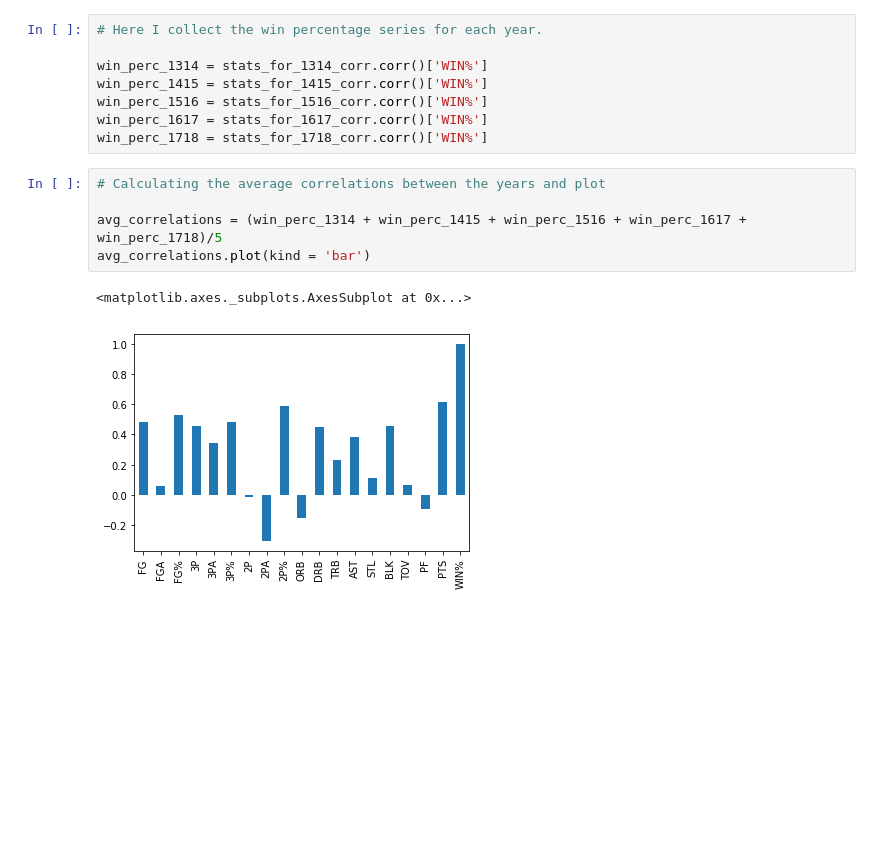
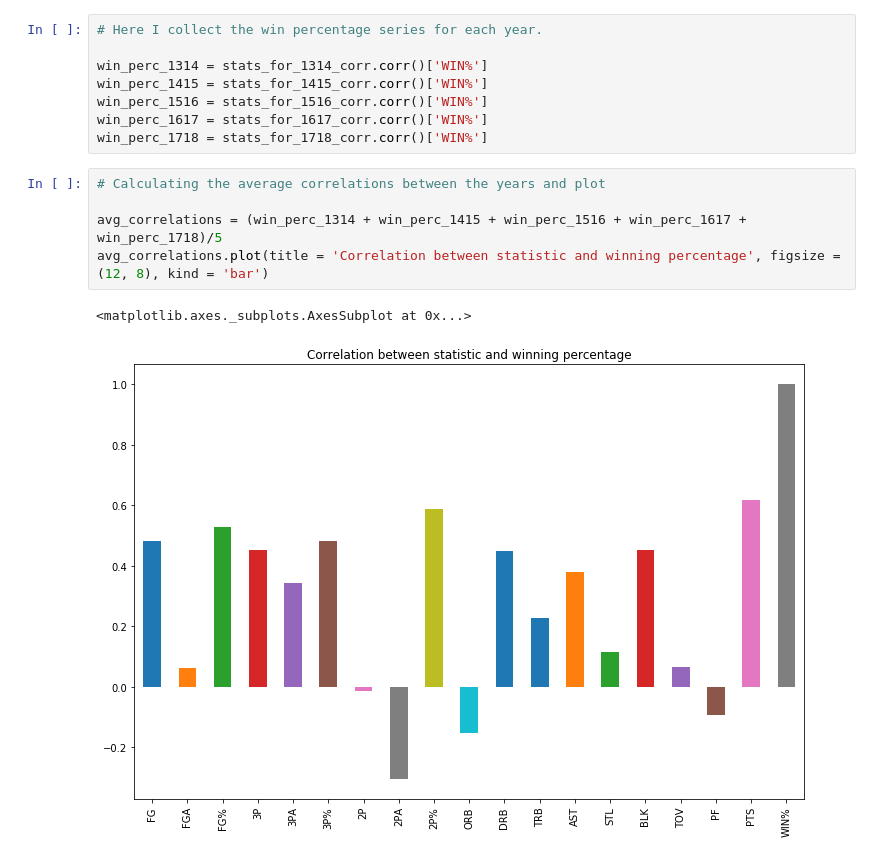
Before and after one commit to MaloneRobert/BasketballPredictor, a Jupyter notebook: Part_Two.ipynb, the cells around one changed output. Drawn from its saved outputs; the diff is of its cells as text; blank space fills up the shorter version.

```diff
--- a/Part_Two.ipynb
+++ b/Part_Two.ipynb
@@ -197,8 +204,8 @@ win_perc_1718 = stats_for_1718_corr.corr()['WIN%']
 # %%
 # Calculating the average correlations between the years and plot
 
 avg_correlations = (win_perc_1314 + win_perc_1415 + win_perc_1516 + win_perc_1617 + win_perc_1718)/5
-avg_correlations.plot(kind = 'bar')
+avg_correlations.plot(title = 'Correlation between statistic and winning percentage', figsize = (12, 8), kind = 'bar')
 # %% [output]
 <matplotlib.axes._subplots.AxesSubplot at 0x...>
-[figure, old version]
+[figure, new version]
```
Also changed, not shown: parts of 8 cells of this notebook.
